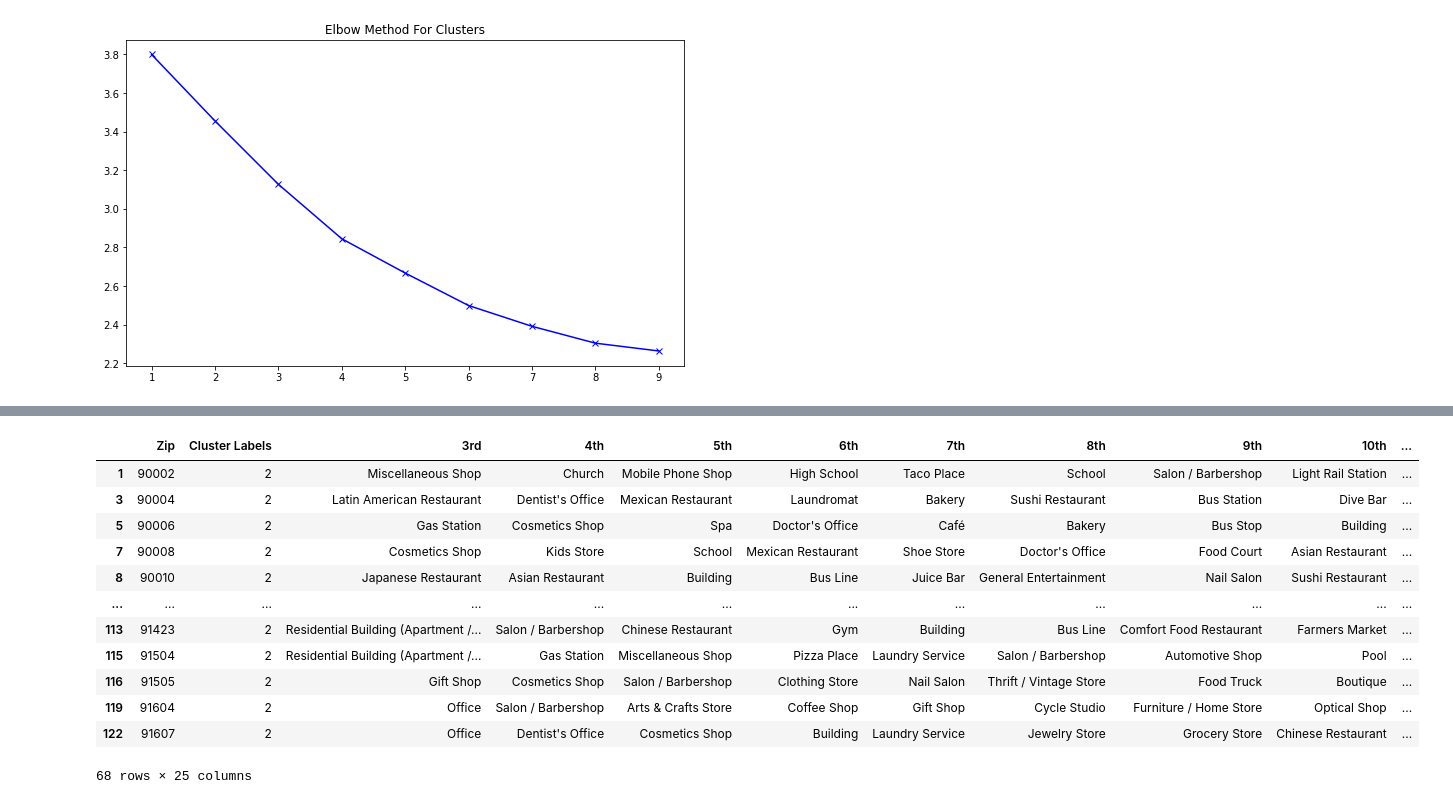
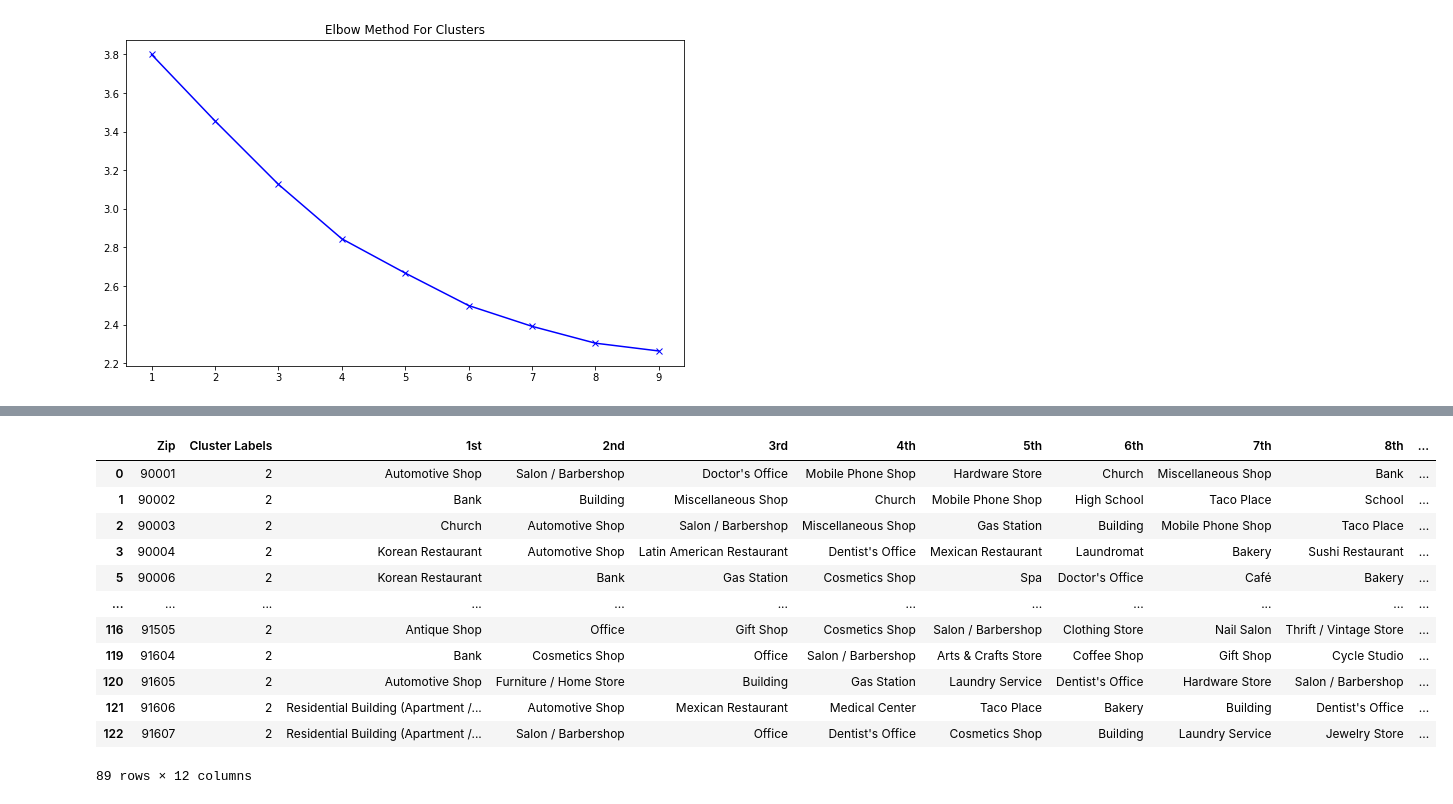
Before and after one commit to MarcLeslie/23-Final_Project, a Jupyter notebook: ETL/ML_notebooks/venue_information.ipynb, the cells around one changed output, grey strips where cells are left out. Saved outputs shown, nothing was run; the diff lists cells and outputs as text; code cells hidden in the pictures.

```diff
--- a/ETL/ML_notebooks/venue_information.ipynb
+++ b/ETL/ML_notebooks/venue_information.ipynb
@@ -251,7 +251,7 @@ def getMostCommonVenues(row, numTopVenues):
     return rowCategoriesSrt.index.values[0:numTopVenues]
 # %%
 # Creates the dataframe with the top n common venues
-numTopVenues = 25
+numTopVenues = 10
 
 indicators = ['st', 'nd', 'rd'] #suffix for the numeric position
 
@@ -307,7 +306,7 @@ Text(0.5, 1.0, 'Elbow Method For Clusters')
 [figure]
 # %%
 # Number of clusters
-ks = 6
+ks = 4
 
 # Run Kmeans
 kmeans = KMeans(n_clusters=ks).fit(laClustering)
@@ -388,17 +373,17 @@ laVenuesSrt.loc[laVenuesSrt['Cluster Labels'] == 1, laVenuesSrt.columns[[0] + [1
 # %%
-laVenuesSrt.loc[laVenuesSrt['Cluster Labels'] == 2, laVenuesSrt.columns[[0] + [1] + list(range(4, laVenuesSrt.shape[1]))]]
+laVenuesSrt.loc[laVenuesSrt['Cluster Labels'] == 2, laVenuesSrt.columns[[0] + [1] + list(range(2, laVenuesSrt.shape[1]))]]
 # %% [output]
-|  | Zip | Cluster Labels | 3rd | 4th | 5th | 6th | 7th | 8th | 9th | 10th | ... |
-| 1 | 90002 | 2 | Miscellaneous Shop | Church | Mobile Phone Shop | High School | Taco Place | School | Salon / Barbershop | Light Rail Station | ... |
-| 3 | 90004 | 2 | Latin American Restaurant | Dentist's Office | Mexican Restaurant | Laundromat | Bakery | Sushi Restaurant | Bus Station | Dive Bar | ... |
-| 5 | 90006 | 2 | Gas Station | Cosmetics Shop | Spa | Doctor's Office | Café | Bakery | Bus Stop | Building | ... |
-| 7 | 90008 | 2 | Cosmetics Shop | Kids Store | School | Mexican Restaurant | Shoe Store | Doctor's Office | Food Court | Asian Restaurant | ... |
-| 8 | 90010 | 2 | Japanese Restaurant | Asian Restaurant | Building | Bus Line | Juice Bar | General Entertainment | Nail Salon | Sushi Restaurant | ... |
+|  | Zip | Cluster Labels | 1st | 2nd | 3rd | 4th | 5th | 6th | 7th | 8th | ... |
+| 0 | 90001 | 2 | Automotive Shop | Salon / Barbershop | Doctor's Office | Mobile Phone Shop | Hardware Store | Church | Miscellaneous Shop | Bank | ... |
+| 1 | 90002 | 2 | Bank | Building | Miscellaneous Shop | Church | Mobile Phone Shop | High School | Taco Place | School | ... |
+| 2 | 90003 | 2 | Church | Automotive Shop | Salon / Barbershop | Miscellaneous Shop | Gas Station | Building | Mobile Phone Shop | Taco Place | ... |
+| 3 | 90004 | 2 | Korean Restaurant | Automotive Shop | Latin American Restaurant | Dentist's Office | Mexican Restaurant | Laundromat | Bakery | Sushi Restaurant | ... |
+| 5 | 90006 | 2 | Korean Restaurant | Bank | Gas Station | Cosmetics Shop | Spa | Doctor's Office | Café | Bakery | ... |
 | ... | ... | ... | ... | ... | ... | ... | ... | ... | ... | ... | ... |
-| 113 | 91423 | 2 | Residential Building (Apartment /... | Salon / Barbershop | Chinese Restaurant | Gym | Building | Bus Line | Comfort Food Restaurant | Farmers Market | ... |
-| 115 | 91504 | 2 | Residential Building (Apartment /... | Gas Station | Miscellaneous Shop | Pizza Place | Laundry Service | Salon / Barbershop | Automotive Shop | Pool | ... |
-| 116 | 91505 | 2 | Gift Shop | Cosmetics Shop | Salon / Barbershop | Clothing Store | Nail Salon | Thrift / Vintage Store | Food Truck | Boutique | ... |
-| 119 | 91604 | 2 | Office | Salon / Barbershop | Arts & Crafts Store | Coffee Shop | Gift Shop | Cycle Studio | Furniture / Home Store | Optical Shop | ... |
-| 122 | 91607 | 2 | Office | Dentist's Office | Cosmetics Shop | Building | Laundry Service | Jewelry Store | Grocery Store | Chinese Restaurant | ... |
+| 116 | 91505 | 2 | Antique Shop | Office | Gift Shop | Cosmetics Shop | Salon / Barbershop | Clothing Store | Nail Salon | Thrift / Vintage Store | ... |
+| 119 | 91604 | 2 | Bank | Cosmetics Shop | Office | Salon / Barbershop | Arts & Crafts Store | Coffee Shop | Gift Shop | Cycle Studio | ... |
+| 120 | 91605 | 2 | Automotive Shop | Furniture / Home Store | Building | Gas Station | Laundry Service | Dentist's Office | Hardware Store | Salon / Barbershop | ... |
+| 121 | 91606 | 2 | Residential Building (Apartment /... | Automotive Shop | Mexican Restaurant | Medical Center | Taco Place | Bakery | Building | Dentist's Office | ... |
+| 122 | 91607 | 2 | Residential Building (Apartment /... | Salon / Barbershop | Office | Dentist's Office | Cosmetics Shop | Building | Laundry Service | Jewelry Store | ... |
-68 rows × 25 columns
+89 rows × 12 columns
 # %%
```
Also changed, not shown: parts of 10 cells of this notebook.
